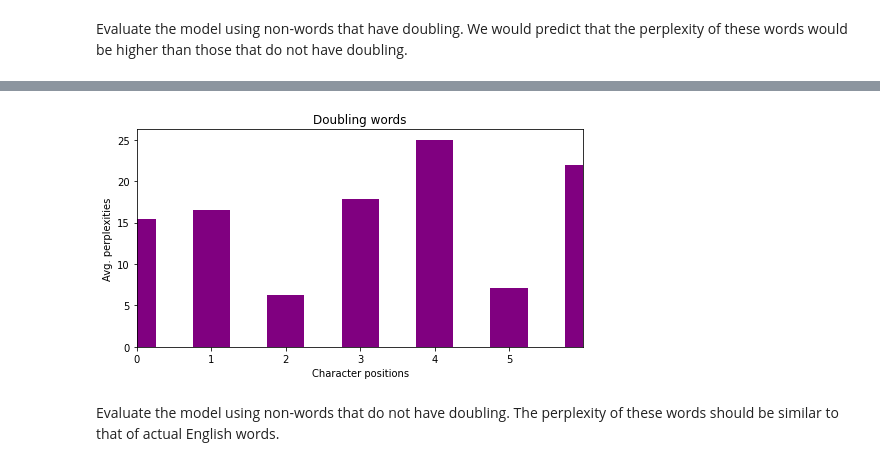
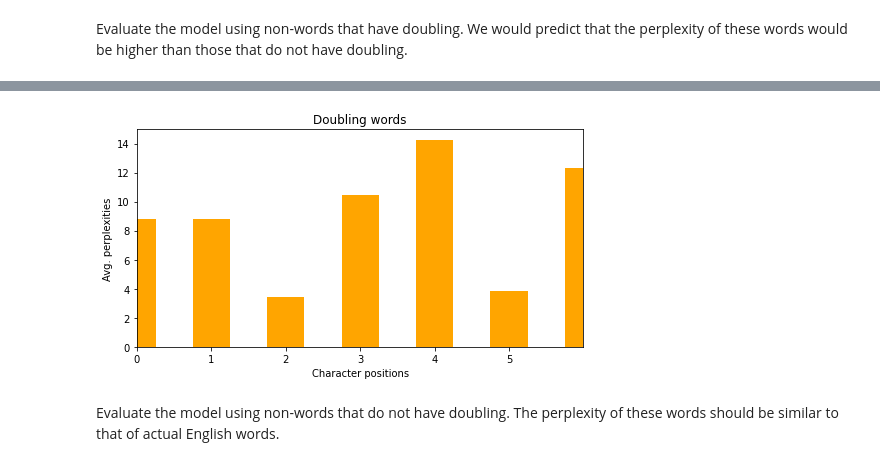
Before and after one commit to mplatt27/Language-Model-Linguistic-Doubling-Task, a Jupyter notebook: LanguageModel.ipynb, the cells around one changed output, grey strips where cells are left out. Cells and saved outputs as stored; diff of their text form; code cells hidden in the pictures.

```diff
--- a/LanguageModel.ipynb
+++ b/LanguageModel.ipynb
@@ -1091,35 +1092,35 @@ word:  plaflaf  perplexity:  6.59
 # %%
 # get the perpelxity at each character position (averaged over each doubling word)
 avgs_doubling = {}
 for batch, char_dict in position_perplexities_doubling.items():
     for ch, p in char_dict.items():
         if avgs_doubling.get(ch):
             avgs_doubling[ch] += p
         else:
             avgs_doubling[ch] = p
-avgs_doubling = {k: v / 19 for k, v in avgs_doubling.items()}
+avgs_doubling = {k: v / 34 for k, v in avgs_doubling.items()}
 
 # plot
 df_doubling = pd.DataFrame(list(avgs_doubling.items()), columns=['Character Positions', 'doubling'])
-plt.bar(df_doubling['Character Positions'], df_doubling['doubling'], color='purple', width=0.5)
+plt.bar(df_doubling['Character Positions'], df_doubling['doubling'], color='orange', width=0.5)
 plt.title('Doubling words')
 plt.xlabel('Character positions')
 plt.ylabel('Avg. perplexities')
 plt.xlim(0,6)
 plt.xticks(np.arange(0, 6, 1))
 plt.rcParams["figure.figsize"] = (8, 4)
 plt.show()
 print('\n')
 
 # Each word should have high perplexity in the begining, because the more
 # observations that a model sees, the less "perlexed" it will be, and it has
 # observed little in the beginning of the word. However, I would guess that
 # for doubling words, the model would get more perplexed towards the end
 # of the word as well, when the doubling occurs, as that is not expected.
 # On the other hand, I would expect perplexity to go down later in the word
 # for words without doubling.
 # %% [output]
-[figure, old version]
+[figure, new version]
 # %% [markdown]
 Evaluate the model using non-words that do not have doubling. The perplexity of these words should be similar to that of actual English words.
 # %%
```
Also changed, not shown: parts of 10 cells of this notebook.
